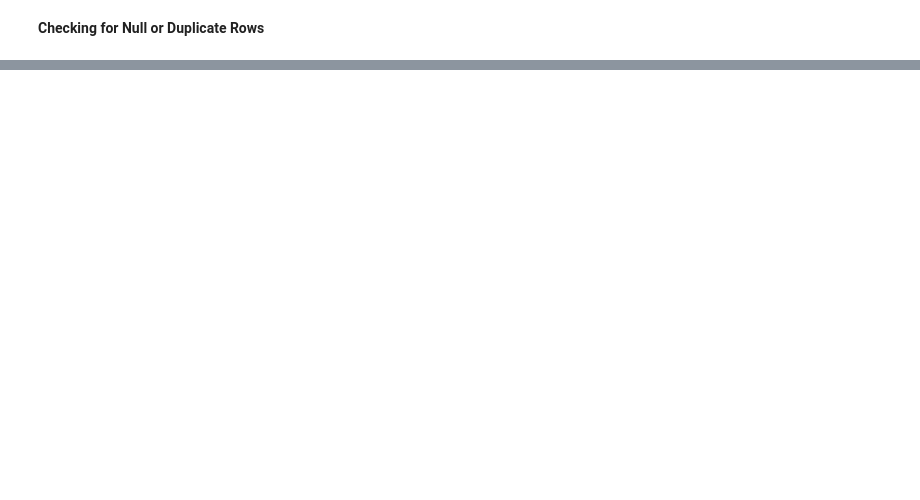
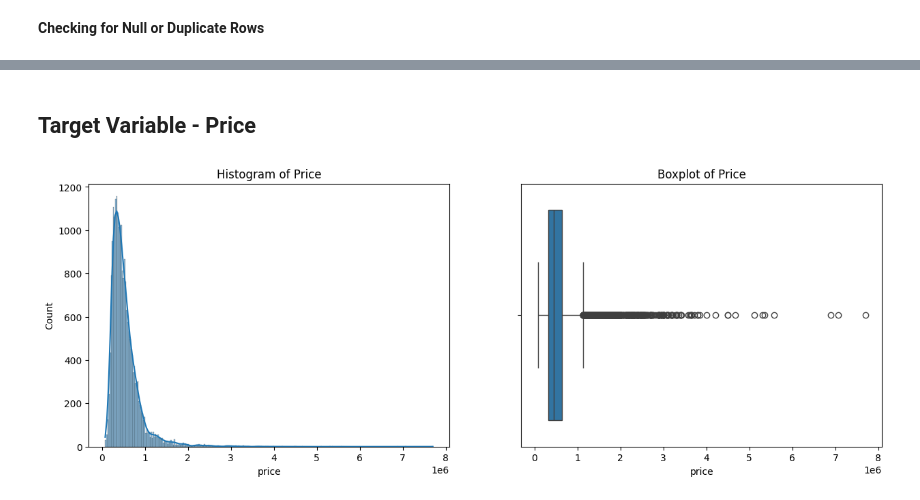
Before and after one commit to natalyyau/predicting-housing-prices, a Jupyter notebook: notebooks/housing_eda.ipynb, the cells around one changed output, grey strips where cells are left out. Cells and saved outputs as stored; diff of their text form; code cells hidden in the pictures; blank space fills up the shorter version.

```diff
--- a/notebooks/housing_eda.ipynb
+++ b/notebooks/housing_eda.ipynb
@@ -107,0 +149,5 @@ plt.show()
+# %%
+# Drop the sqft_above and sqft_basement since adding them == sqft_living
+#  this is to avoid redundant features, handling multicolinearity
+df = df.drop(['sqft_above', 'sqft_basement'], axis=1)
+df.head()
@@ -107,0 +161,16 @@ plt.show()
+# %% [markdown]
+## Target Variable - Price
+# %%
+# Create a figure with two subplots
+fig, axes = plt.subplots(1, 2, figsize=(15, 5))
+
+# histogram plot
+sns.histplot(df['price'], kde=True, ax=axes[0])
+axes[0].set_title('Histogram of Price')
+
+# boxplot
+sns.boxplot(x=df['price'], ax=axes[1])
+axes[1].set_title('Boxplot of Price')
+plt.show()
+# %% [output]
+[figure, added]
```
Also changed, not shown: parts of 41 cells of this notebook, 4 other files.
